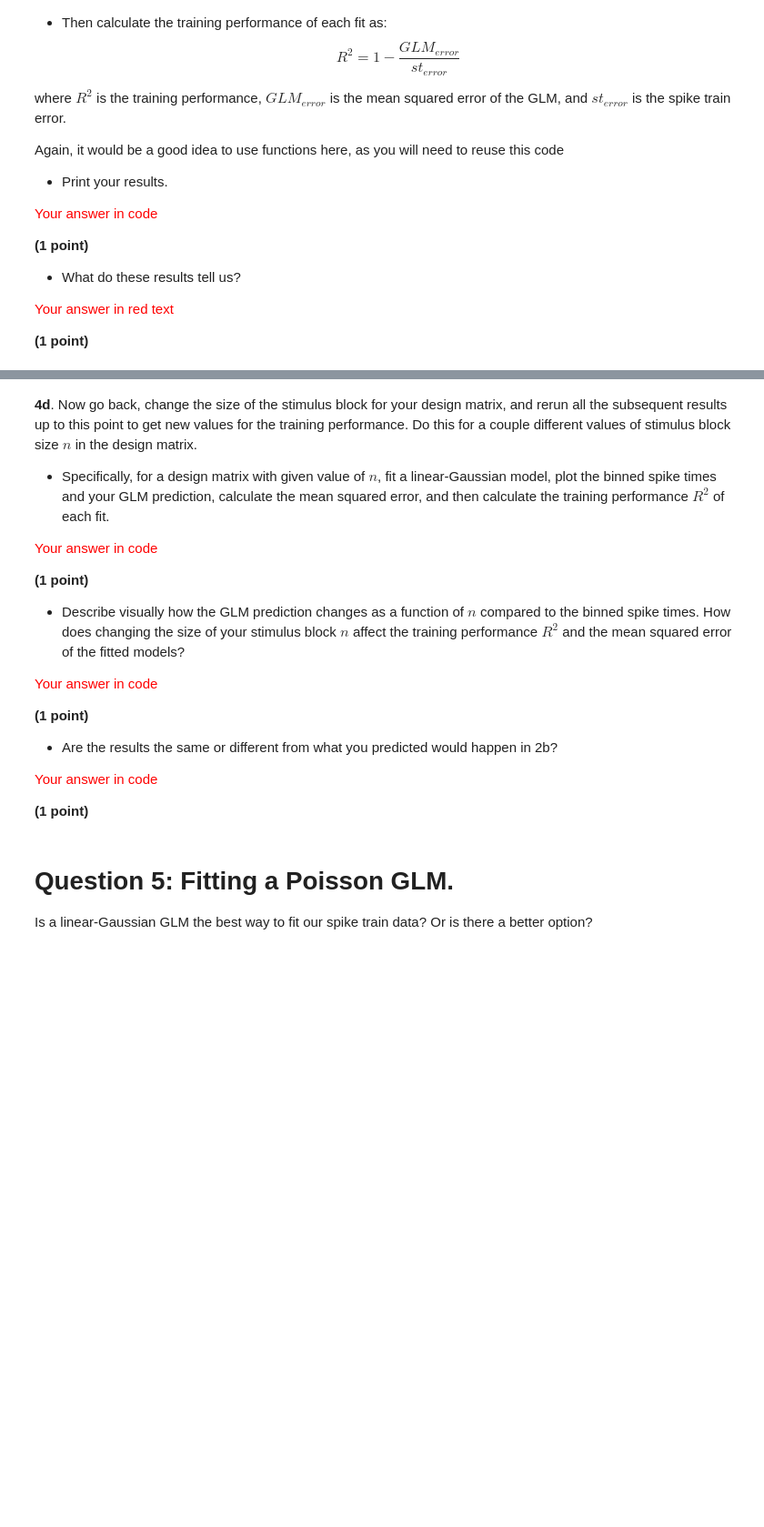
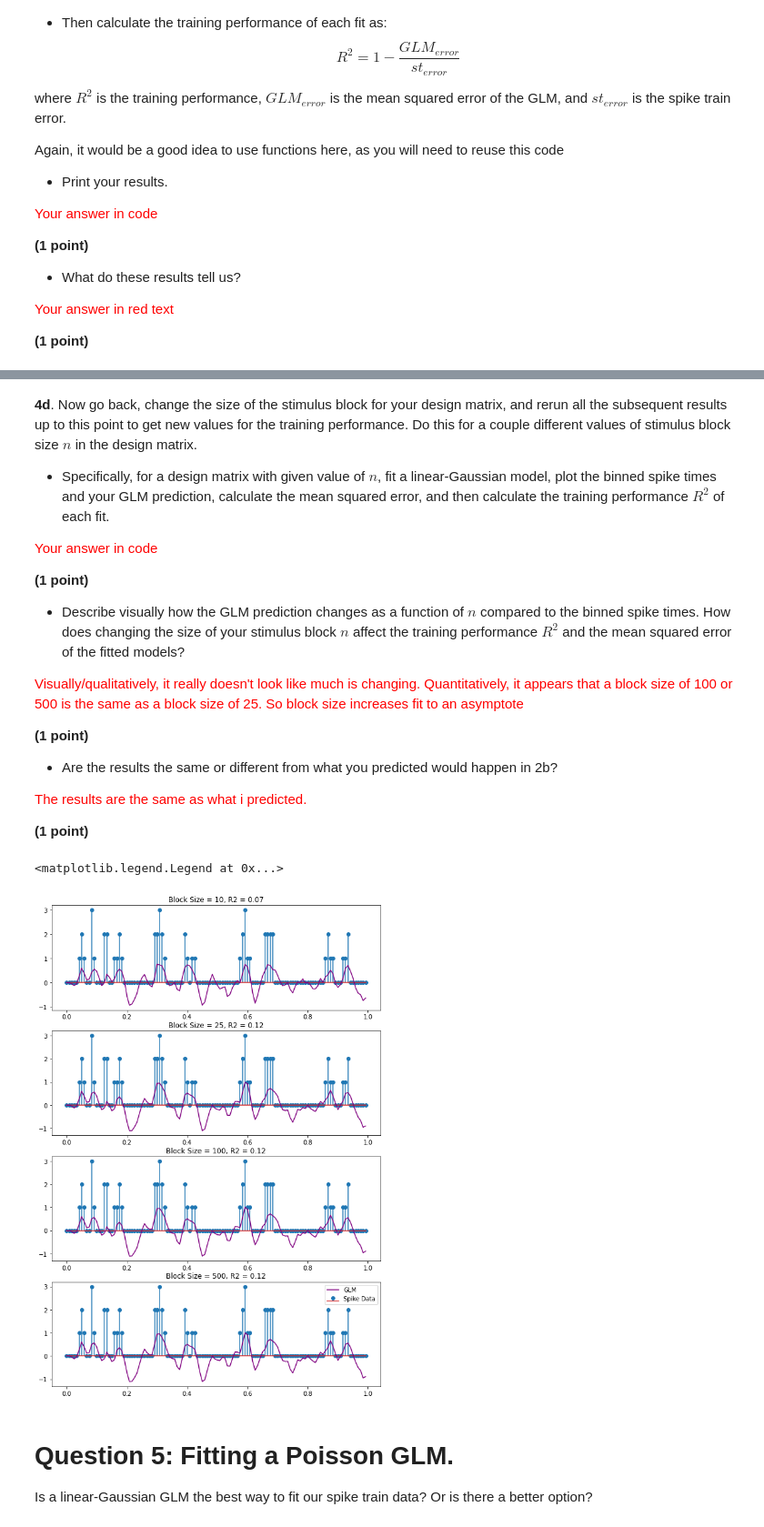
Before and after one commit to jess-breda/Neu537, a Jupyter notebook: neu537hw3/Questions_HW3_NEU437_537_GeneralizedLinearModels.ipynb, the cells around one changed output, grey strips where cells are left out. Shown: that part at 91% size. Cells and saved outputs as stored; diff of their text form; code cells hidden in the pictures; blank space fills up the shorter version.

```diff
--- a/neu537hw3/Questions_HW3_NEU437_537_GeneralizedLinearModels.ipynb
+++ b/neu537hw3/Questions_HW3_NEU437_537_GeneralizedLinearModels.ipynb
@@ -476,13 +536,19 @@ Again, it would be a good idea to use functions here, as you will need to reuse
 
 **(1 point)**
 # %%
-# COMPUTE MEAN SQUARED ERROR AND TRAINING PERFORMANCE
-mse_nobias = # model with no bias
-mse_withbias = # model with bias
+bin_edges = np.arange(len(Stim)+1) *dtStim
+binned_spikes, _ = np.histogram(tsp, bin_edges)
 
-r2_nobias =
-r2_withbias =
+# # COMPUTE MEAN SQUARED ERROR AND TRAINING PERFORMANCE
+mse_nobias = np.mean((binned_spikes-S)**2)
+mse_withbias = np.mean((binned_spikes-S2)**2)
+mse_st = np.mean((binned_spikes-np.mean(binned_spikes))**2)
+
+r2_nobias = 1 - (mse_nobias / mse_st)
+r2_withbias = 1 - (mse_withbias / mse_st)
 print('Mean squared error: lin-gauss GLM. no offset: %.2f\n' %mse_nobias)
 print('Mean squared error: lin-gauss GLM. with offset: %.2f\n' %mse_withbias)
+print('Mean squared error: spike bins: %.2f\n' %mse_st)
+
 print('Training perf (R^2): lin-gauss GLM. no offset: %.2f\n' %r2_nobias)
 print('Training perf (R^2): lin-gauss GLM. with offset: %.2f\n' %r2_withbias)
@@ -496,12 +572,12 @@ print('Training perf (R^2): lin-gauss GLM. with offset: %.2f\n' %r2_withbias)
 
 *  Describe visually how the GLM prediction changes as a function of $n$ compared to the binned spike times. How does changing the size of your stimulus block $n$ affect the training performance $R^2$ and the mean squared error of the fitted models?
 
-<font color="red"> Your answer in code </font>
+<font color="red"> Visually/qualitatively, it really doesn't look like much is changing. Quantitatively, it appears that a block size of 100 or 500 is the same as a block size of 25. So block size increases fit to an asymptote</font>
 
 **(1 point)**
 
 * Are the results the same or different from what you predicted would happen in 2b?
 
-<font color="red"> Your answer in code </font>
+<font color="red"> The results are the same as what i predicted. </font>
 
 **(1 point)**
@@ -516,3 +584,58 @@ print('Training perf (R^2): lin-gauss GLM. with offset: %.2f\n' %r2_withbias)
+# %%
+
+# COMPUTE DESIGN MATRIX
+
+def question_4d(block_size, whitened=False, SpTimes=SpTimes, Stim=Stim, dtStim=dtStim):
+
+    "extract cell info"
+    cell_spike_times = SpTimes[:,2][0]
+    num_spikes = len(cell_spike_times)
+
+    "get spike count histogram & save bin size info"
+    bin_edges = np.arange(len(Stim) + 1) * dtStim
+    binned_spikes, _= np.histogram(cell_spike_times, bin_edges)
+    n_bins = len(bin_edges) - 1
+
+    "make design matrix"
+    padded_Stim = np.hstack((np.zeros((block_size-1)), Stim.flatten()))
+    Xdesign = np.zeros((n_bins, block_size))
+
+    for ibin in range(n_bins):
+            Xdesign[ibin] = padded_Stim[ibin:ibin+block_size]
+
+    "compute sta"
+    sta = (Xdesign.T @ binned_spikes)/num_spikes
+
+    "whiten"
+    if whitened is True:
+        sta = np.linalg.inv(Xdesign.T @ Xdesign) @ sta * num_spikes
+
+    "Fit GLM"
+    glm = Xdesign @ sta
+
+    return binned_spikes, bin_edges, glm
+
+"Answer Q"
+block_sizes = [10, 25, 100, 500]
+fig, ax = plt.subplots(len(block_sizes), 1, figsize=(10, 15))
+n_bins = 120
+
+for idx, size in enumerate(block_sizes):
+    binned_spikes, bin_edges, glm_fit = question_4d(block_size=size, whitened=True)
+
+    "compute MSE/R2"
+    mse_block_size = np.mean((binned_spikes-glm_fit)**2)
+    mse_st = np.mean((binned_spikes-np.mean(binned_spikes))**2)
+    r2 = 1 - (mse_block_size / mse_st)
+
+    "PLOT"
+    ax[idx].stem(bin_edges[:n_bins], binned_spikes[:n_bins], label = 'Spike Data')
+    ax[idx].plot(bin_edges[:n_bins], glm_fit[:n_bins], label = 'GLM', color='purple')
+    ax[idx].set(title = f"Block Size = {size}, R2 = {np.round(r2, 2)}")
+plt.legend()
+# %% [output]
+<matplotlib.legend.Legend at 0x...>
+[figure, added]
 # %% [markdown]
 # Question 5: Fitting a Poisson GLM.
 
```
Also changed, not shown: parts of 17 cells of this notebook.
